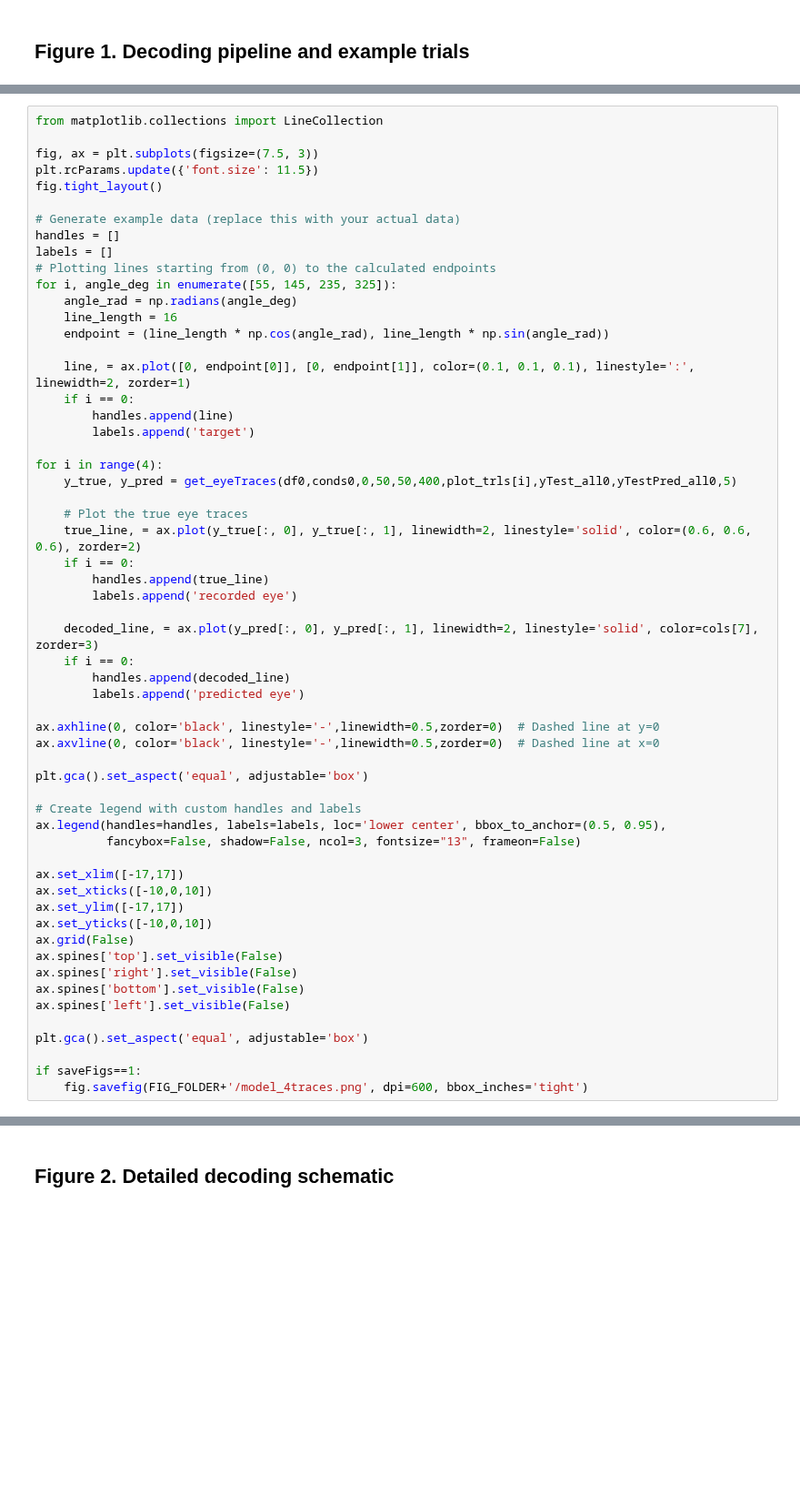
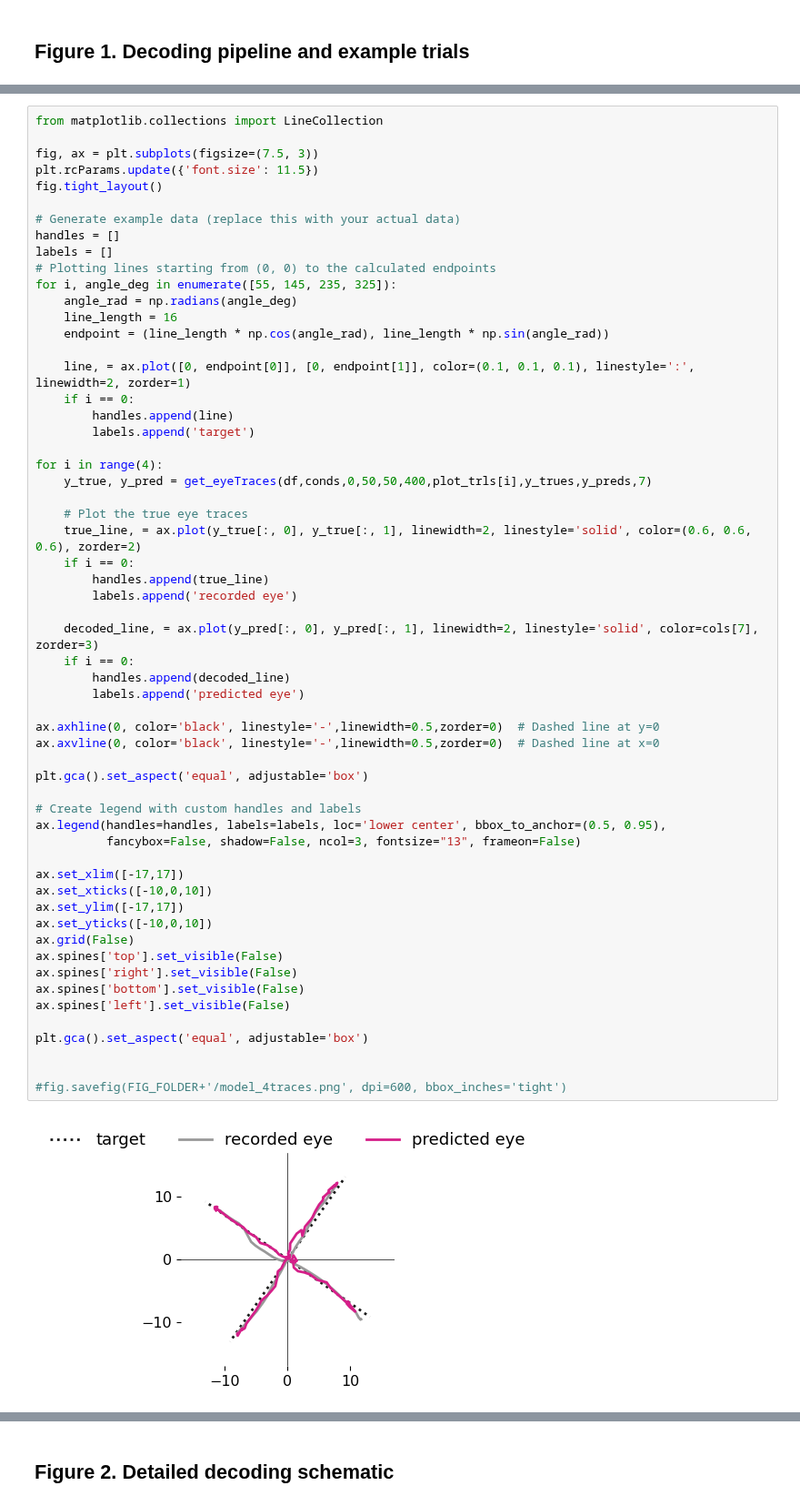
Before and after one commit to mayolabvision/NeuralDecoding, a Jupyter notebook: analyses/Manuscript_FinalPlots2.ipynb, the cells around one changed output, grey strips where cells are left out. Shown at 91% size. Saved outputs shown, nothing was run; the diff lists cells and outputs as text; blank space fills up the shorter version.

```diff
--- a/analyses/Manuscript_FinalPlots2.ipynb
+++ b/analyses/Manuscript_FinalPlots2.ipynb
@@ -477,42 +475,44 @@ for i, angle_deg in enumerate([55, 145, 235, 325]):
         labels.append('target')
 
 for i in range(4):
-    y_true, y_pred = get_eyeTraces(df0,conds0,0,50,50,400,plot_trls[i],yTest_all0,yTestPred_all0,5)
+    y_true, y_pred = get_eyeTraces(df,conds,0,50,50,400,plot_trls[i],y_trues,y_preds,7)
 
     # Plot the true eye traces
     true_line, = ax.plot(y_true[:, 0], y_true[:, 1], linewidth=2, linestyle='solid', color=(0.6, 0.6, 0.6), zorder=2)
     if i == 0:
         handles.append(true_line)
         labels.append('recorded eye')
 
     decoded_line, = ax.plot(y_pred[:, 0], y_pred[:, 1], linewidth=2, linestyle='solid', color=cols[7], zorder=3)
     if i == 0:
         handles.append(decoded_line)
         labels.append('predicted eye')
 
 ax.axhline(0, color='black', linestyle='-',linewidth=0.5,zorder=0)  # Dashed line at y=0
 ax.axvline(0, color='black', linestyle='-',linewidth=0.5,zorder=0)  # Dashed line at x=0
 
 plt.gca().set_aspect('equal', adjustable='box')
 
 # Create legend with custom handles and labels
 ax.legend(handles=handles, labels=labels, loc='lower center', bbox_to_anchor=(0.5, 0.95),
           fancybox=False, shadow=False, ncol=3, fontsize="13", frameon=False)
 
 ax.set_xlim([-17,17])
 ax.set_xticks([-10,0,10])
 ax.set_ylim([-17,17])
 ax.set_yticks([-10,0,10])
 ax.grid(False)
 ax.spines['top'].set_visible(False)
 ax.spines['right'].set_visible(False)
 ax.spines['bottom'].set_visible(False)
 ax.spines['left'].set_visible(False)
 
 plt.gca().set_aspect('equal', adjustable='box')
 
-if saveFigs==1:
-    fig.savefig(FIG_FOLDER+'/model_4traces.png', dpi=600, bbox_inches='tight')
+
+#fig.savefig(FIG_FOLDER+'/model_4traces.png', dpi=600, bbox_inches='tight')
+# %% [output]
+[figure, added]
 # %%
 fig, ax = plt.subplots(1,1,figsize=(5.75,2.75)) #6,5.5
 plt.rcParams.update({'font.size': 12})
```
Also changed, not shown: parts of 6 cells of this notebook, 2 other files.
